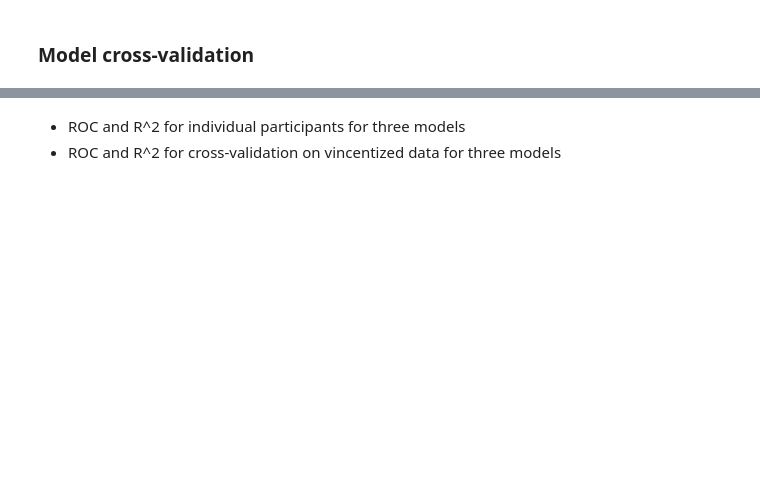
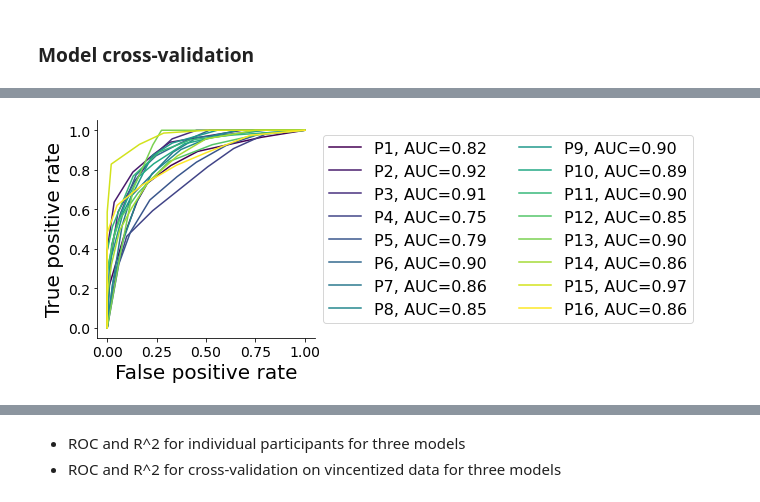
Before and after one commit to cherepaha/evidence_accumulation_in_gap_acceptance, a Jupyter notebook: data_and_model_analysis/05_paper_figures.ipynb, the cells around one changed output, grey strips where cells are left out. Cells and saved outputs as stored; diff of their text form; code cells hidden in the pictures; blank space fills up the shorter version.

```diff
--- a/data_and_model_analysis/05_paper_figures.ipynb
+++ b/data_and_model_analysis/05_paper_figures.ipynb
@@ -537,0 +526,6 @@ for subj_id, subj_idx, ax in zip(subjects, range(len(subjects)), axes.flatten())
+# %%
+best_fit_params_path = "../model_fit_results/model_%i/best_fit_parameters/%s_parameters_fitted.csv"
+fit_results_path = "../model_fit_results/model_%i/simulation_results/%s_measures.csv"
+
+groupby_cols = ["subj_id", "tta_condition", "d_condition"]
+subjects = exp_measures.subj_id.unique()
@@ -537,0 +560,4 @@ for subj_id, subj_idx, ax in zip(subjects, range(len(subjects)), axes.flatten())
+# %%
+p_go_by_condition = exp_measures.groupby(groupby_cols).mean().is_go_decision
+rt_by_condition = get_RT_means_with_cutoff(exp_measures[exp_measures.is_go_decision], groupby_cols, n_cutoff=2)
+data_means = pd.DataFrame([p_go_by_condition, rt_by_condition]).T
@@ -537,0 +566,24 @@ for subj_id, subj_idx, ax in zip(subjects, range(len(subjects)), axes.flatten())
+# %%
+def get_positive_rates(df, threshold):
+    df["model_is_go_decision"] = df["p_go_model"]>threshold
+    fpr = (len(df[~(df.is_go_decision==df.model_is_go_decision) & (df.model_is_go_decision)])
+                   /len(df[~df.is_go_decision]))
+    tpr = (len(df[(df.is_go_decision==df.model_is_go_decision) & (df.model_is_go_decision)])
+                   /len(df[df.is_go_decision]))
+
+    return (fpr, tpr)
+
+def get_roc_curve(data_means, exp_measures, subj_id, model_no=1, kind="full_data"):
+    subj_data_vs_model = exp_measures.loc[exp_measures.subj_id == subj_id,
+                                          ["subj_id", "tta_condition", "d_condition", "is_go_decision"]]
+    if model_no == "best_case":
+        model_predictions = data_means.reset_index().rename(columns={"is_go_decision": "p_go_model"})
+    else:
+        data_vs_model = get_data_vs_model_means(data_means=data_means, model_no=model_no, kind=kind)
+        model_predictions = data_vs_model.loc[data_vs_model.subj_id == subj_id,
+                                              ["subj_id", "tta_condition", "d_condition", "p_go_model"]]
+    subj_data_vs_model = (subj_data_vs_model.merge(model_predictions, on=["subj_id", "tta_condition", "d_condition"])
+                 .reset_index(drop=True))
+    roc = np.array([get_positive_rates(subj_data_vs_model, threshold=threshold) for threshold in np.linspace(1.001, -0.001, 21)]).T
+    auc = np.trapz(y=roc[1], x=roc[0])
+    return roc, auc
@@ -537,0 +592,13 @@ for subj_id, subj_idx, ax in zip(subjects, range(len(subjects)), axes.flatten())
+# %%
+fig, ax = plt.subplots()
+cmap = plt.get_cmap('viridis', 16)
+for subj_id, subj_idx in zip(exp_measures.subj_id.unique(), range(len(subjects))):
+    roc, auc = get_roc_curve(data_means, exp_measures, subj_id, model_no="best_case")
+    ax.plot(roc[0], roc[1], label="P%i, AUC=%.2f" % (subj_idx+1, auc), color=cmap(subj_idx))
+    ax.set_aspect("equal")
+    ax.set_xlabel("False positive rate")
+    ax.set_ylabel("True positive rate")
+ax.legend(loc="center left", bbox_to_anchor=(1, 0.5), ncol=2)
+ax.set_aspect("equal")
+# %% [output]
+[figure, added]
```
Also changed, not shown: parts of 50 cells of this notebook, 21 other files.
